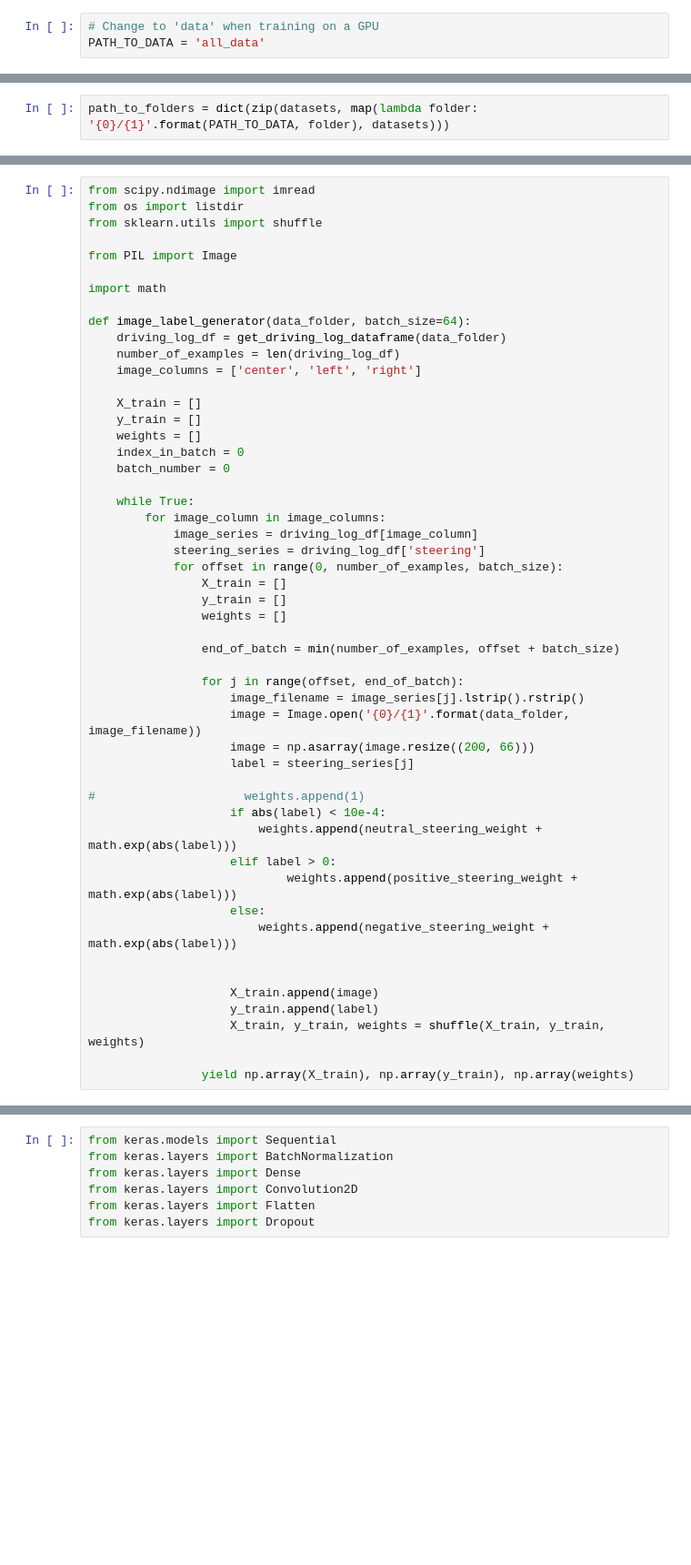
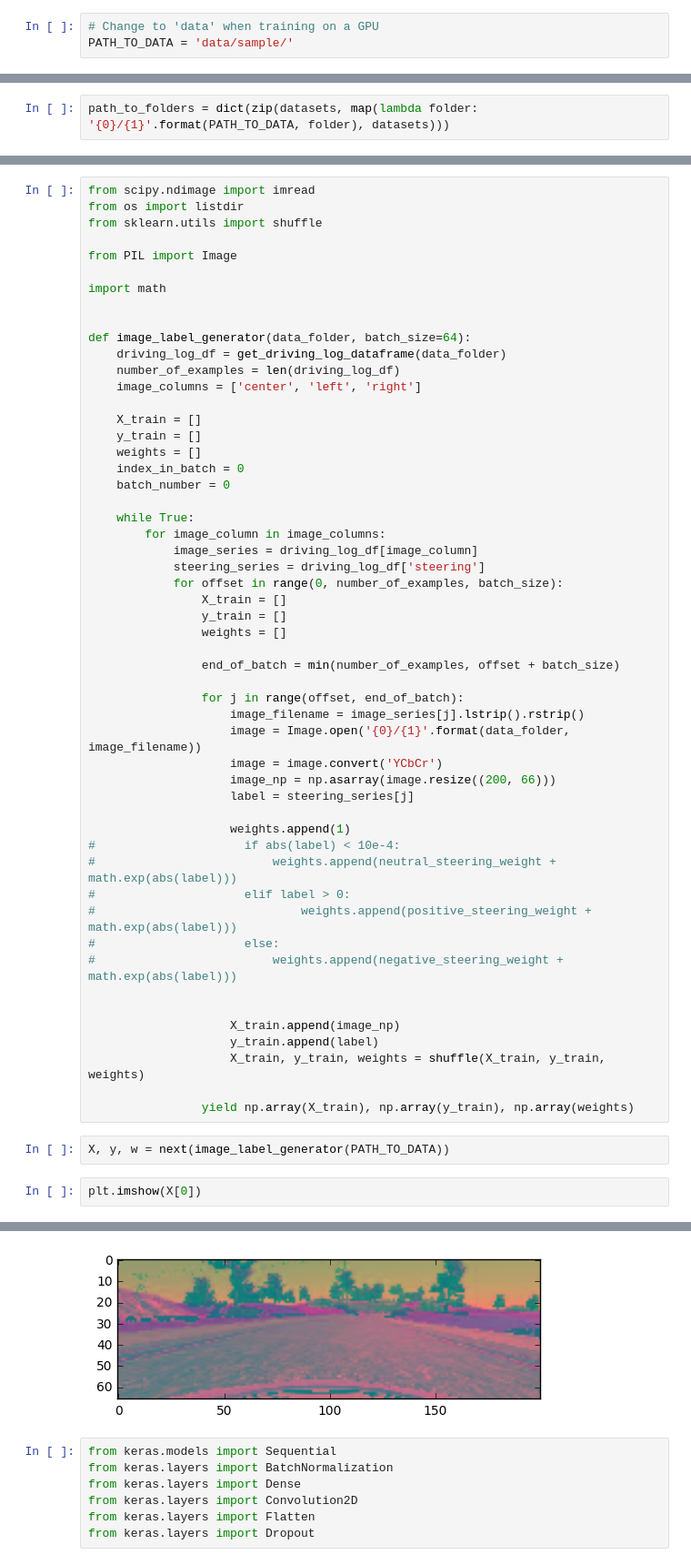
Before and after one commit to hristo-vrigazov/behavioral-cloning, a Jupyter notebook: Experiments.ipynb, the cells around one changed output, grey strips where cells are left out. Shown: that part at 91% size. Cells and saved outputs as stored; diff of their text form; blank space fills up the shorter version.

Commit message:
convert images to YUV

```diff
--- a/Experiments.ipynb
+++ b/Experiments.ipynb
@@ -8,7 +8,7 @@ import pandas as pd
 import numpy as np
 # %%
 # Change to 'data' when training on a GPU
-PATH_TO_DATA = 'all_data'
+PATH_TO_DATA = 'data/sample/'
 # %%
 # Shape of the image
 input_shape = (66, 200, 3)
@@ -58,6 +54,7 @@ from sklearn.utils import shuffle
 from PIL import Image
 
 import math
+
 
 def image_label_generator(data_folder, batch_size=64):
     driving_log_df = get_driving_log_dataframe(data_folder)
@@ -84,20 +81,26 @@ def image_label_generator(data_folder, batch_size=64):
                 for j in range(offset, end_of_batch):
                     image_filename = image_series[j].lstrip().rstrip()
                     image = Image.open('{0}/{1}'.format(data_folder, image_filename))
-                    image = np.asarray(image.resize((200, 66)))
+                    image = image.convert('YCbCr')
+                    image_np = np.asarray(image.resize((200, 66)))
                     label = steering_series[j]
 
-#                     weights.append(1)
-                    if abs(label) < 10e-4:
-                        weights.append(neutral_steering_weight + math.exp(abs(label)))
-                    elif label > 0:
-                            weights.append(positive_steering_weight + math.exp(abs(label)))
-                    else:
-                        weights.append(negative_steering_weight + math.exp(abs(label)))
+                    weights.append(1)
+#                     if abs(label) < 10e-4:
+#                         weights.append(neutral_steering_weight + math.exp(abs(label)))
+#                     elif label > 0:
+#                             weights.append(positive_steering_weight + math.exp(abs(label)))
+#                     else:
+#                         weights.append(negative_steering_weight + math.exp(abs(label)))
 
 
-                    X_train.append(image)
+                    X_train.append(image_np)
                     y_train.append(label)
                     X_train, y_train, weights = shuffle(X_train, y_train, weights)
 
                 yield np.array(X_train), np.array(y_train), np.array(weights)
+# %%
+X, y, w = next(image_label_generator(PATH_TO_DATA))
+# %%
+plt.imshow(X[0])
+# %% [output]
@@ -104,3 +108,4 @@ def image_label_generator(data_folder, batch_size=64):
+[figure, added]
 # %%
 from keras.models import Sequential
 from keras.layers import BatchNormalization
```
Also changed, not shown: parts of 7 cells of this notebook.
